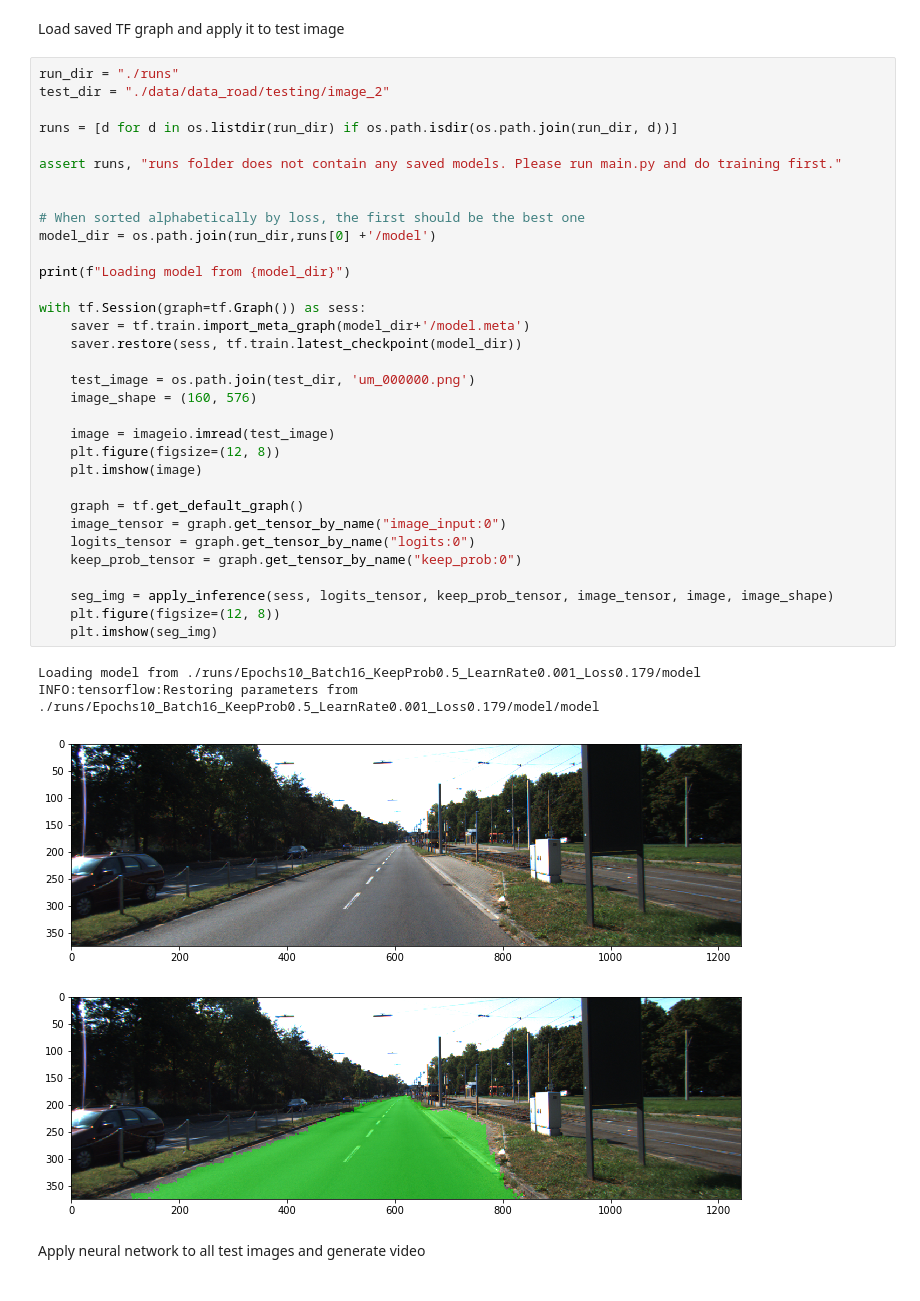
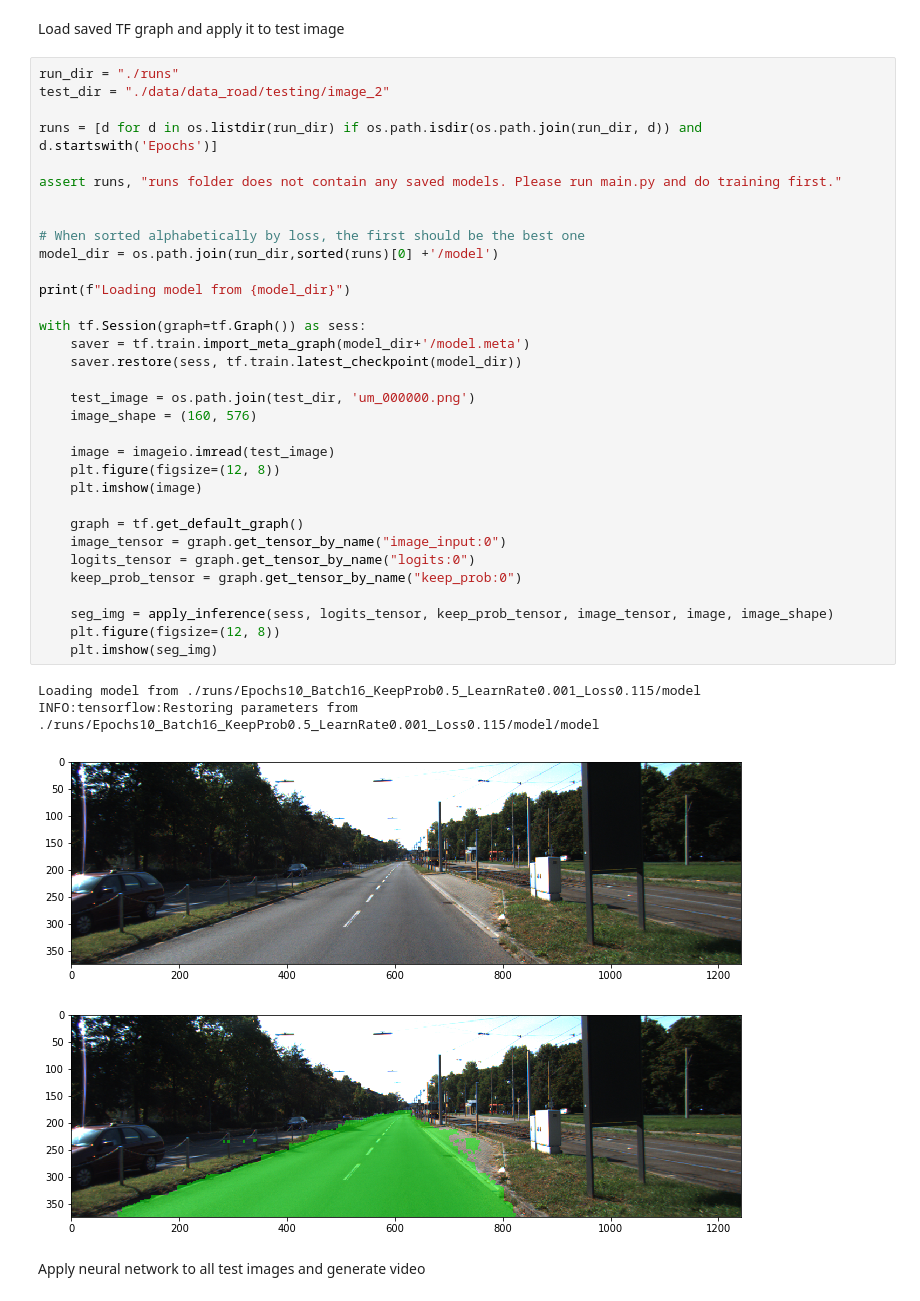
Before and after one commit to cazacov/CarND-Semantic-Segmentation, a Jupyter notebook: inference.ipynb, the cells around one changed output. Cells and saved outputs as stored; diff of their text form.

```diff
--- a/inference.ipynb
+++ b/inference.ipynb
@@ -66,40 +66,40 @@ Load saved TF graph and apply it to test image
 run_dir = "./runs"
 test_dir = "./data/data_road/testing/image_2"
 
-runs = [d for d in os.listdir(run_dir) if os.path.isdir(os.path.join(run_dir, d))]
+runs = [d for d in os.listdir(run_dir) if os.path.isdir(os.path.join(run_dir, d)) and d.startswith('Epochs')]
 
 assert runs, "runs folder does not contain any saved models. Please run main.py and do training first."
 
 
 # When sorted alphabetically by loss, the first should be the best one
-model_dir = os.path.join(run_dir,runs[0] +'/model')
+model_dir = os.path.join(run_dir,sorted(runs)[0] +'/model')
 
 print(f"Loading model from {model_dir}")
 
 with tf.Session(graph=tf.Graph()) as sess:
     saver = tf.train.import_meta_graph(model_dir+'/model.meta')
     saver.restore(sess, tf.train.latest_checkpoint(model_dir))
 
     test_image = os.path.join(test_dir, 'um_000000.png')
     image_shape = (160, 576)
 
     image = imageio.imread(test_image)
     plt.figure(figsize=(12, 8))
     plt.imshow(image)
 
     graph = tf.get_default_graph()
     image_tensor = graph.get_tensor_by_name("image_input:0")
     logits_tensor = graph.get_tensor_by_name("logits:0")
     keep_prob_tensor = graph.get_tensor_by_name("keep_prob:0")
 
     seg_img = apply_inference(sess, logits_tensor, keep_prob_tensor, image_tensor, image, image_shape)
     plt.figure(figsize=(12, 8))
     plt.imshow(seg_img)
 # %% [output]
-Loading model from ./runs/Epochs10_Batch16_KeepProb0.5_LearnRate0.001_Loss0.179/model
-INFO:tensorflow:Restoring parameters from ./runs/Epochs10_Batch16_KeepProb0.5_LearnRate0.001_Loss0.179/model/model
+Loading model from ./runs/Epochs10_Batch16_KeepProb0.5_LearnRate0.001_Loss0.115/model
+INFO:tensorflow:Restoring parameters from ./runs/Epochs10_Batch16_KeepProb0.5_LearnRate0.001_Loss0.115/model/model
 [figure]
-[figure, old version]
+[figure, new version]
 # %% [markdown]
 Apply neural network to all test images and generate video
 # %%
```
Also changed, not shown: parts of 1 cell of this notebook.
